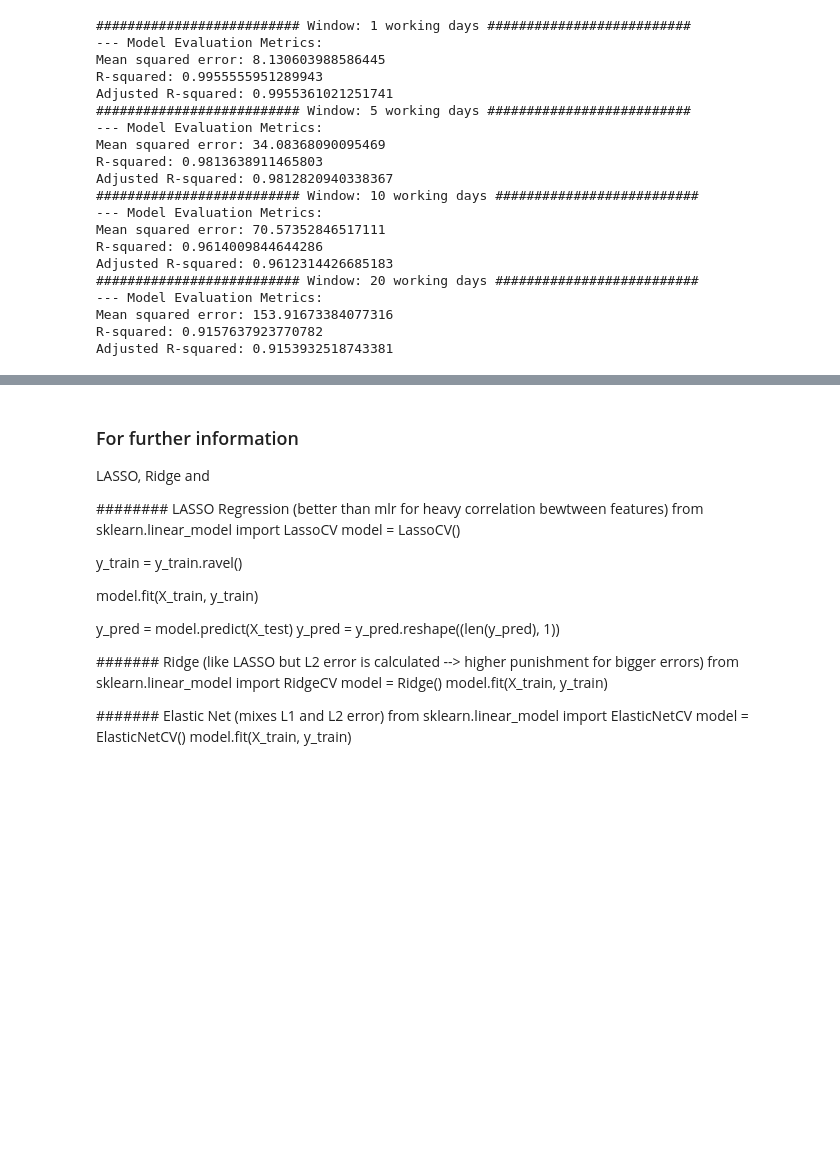
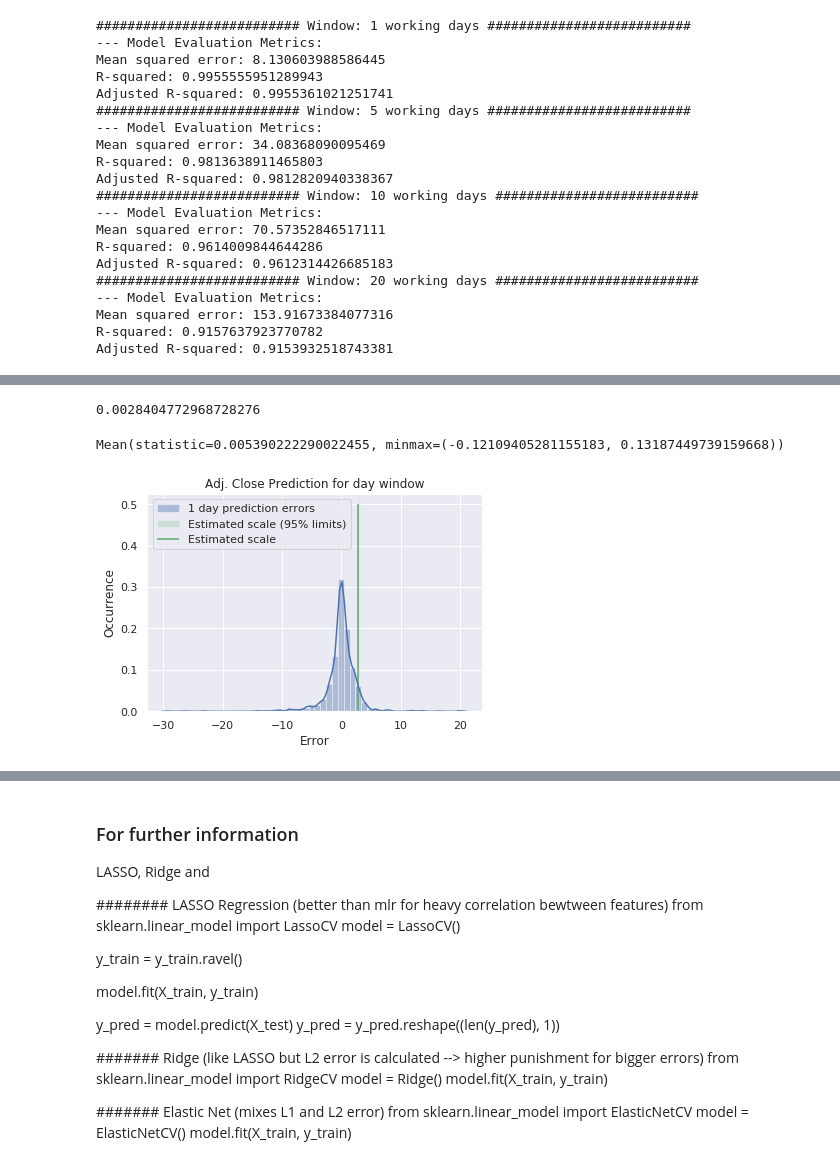
Before and after one commit to MaxMaelicke/dsnd_capstone_stock_price_predictor, a Jupyter notebook: Stock Price Predictor_Data and Model Exploration.ipynb, the cells around one changed output, grey strips where cells are left out. Drawn from its saved outputs; the diff is of its cells as text; code cells hidden in the pictures; blank space fills up the shorter version.

```diff
--- a/Stock Price Predictor_Data and Model Exploration.ipynb
+++ b/Stock Price Predictor_Data and Model Exploration.ipynb
@@ -878,0 +937,4 @@ window_ridge_data
+# %%
+np.mean(boot_means)
+# %% [output]
+0.0028404772968728276
@@ -878,0 +966,6 @@ window_ridge_data
+# %%
+from scipy import stats
+mean, var, std = stats.bayes_mvs(window_ridge_data[0][2])
+mean
+# %% [output]
+Mean(statistic=0.005390222290022455, minmax=(-0.12109405281155183, 0.13187449739159668))
@@ -878,0 +974,26 @@ window_ridge_data
+# %%
+window = 1
+# Seaborn Histogram
+sns.set()
+ax = sns.distplot(
+    window_ridge_data[0][2],
+    #bins = 50,
+    #rug = True,
+    label = '{} day prediction errors'.format(window)
+)
+
+# Vertical lines for confidence intervals
+#ax.axvline(linewidth=4, color='r')
+#ax.axvline(x=1)
+#ax.axvline(x=.5, ymin=0.25, ymax=0.75)
+ax.vlines(std.statistic, 0, 0.5, colors='g', label='Estimated scale')
+ax.axvspan(std.minmax[0],std.minmax[1], facecolor='g', alpha=0.2, label=r'Estimated scale (95% limits)')
+
+# Graph labels
+plt.title('Adj. Close Prediction for day window')
+plt.xlabel('Error')
+plt.ylabel('Occurrence')
+plt.legend()
+plt.show()
+# %% [output]
+[figure, added]
```
Also changed, not shown: parts of 18 cells of this notebook.
